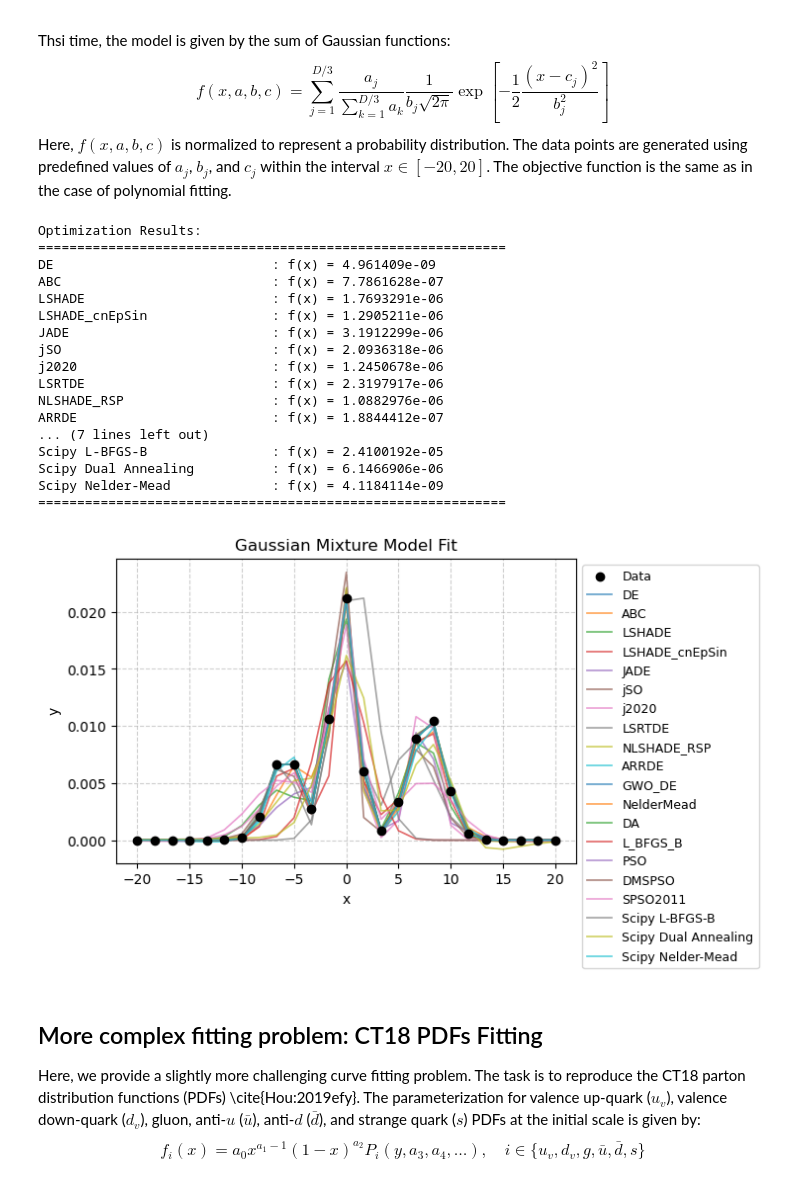
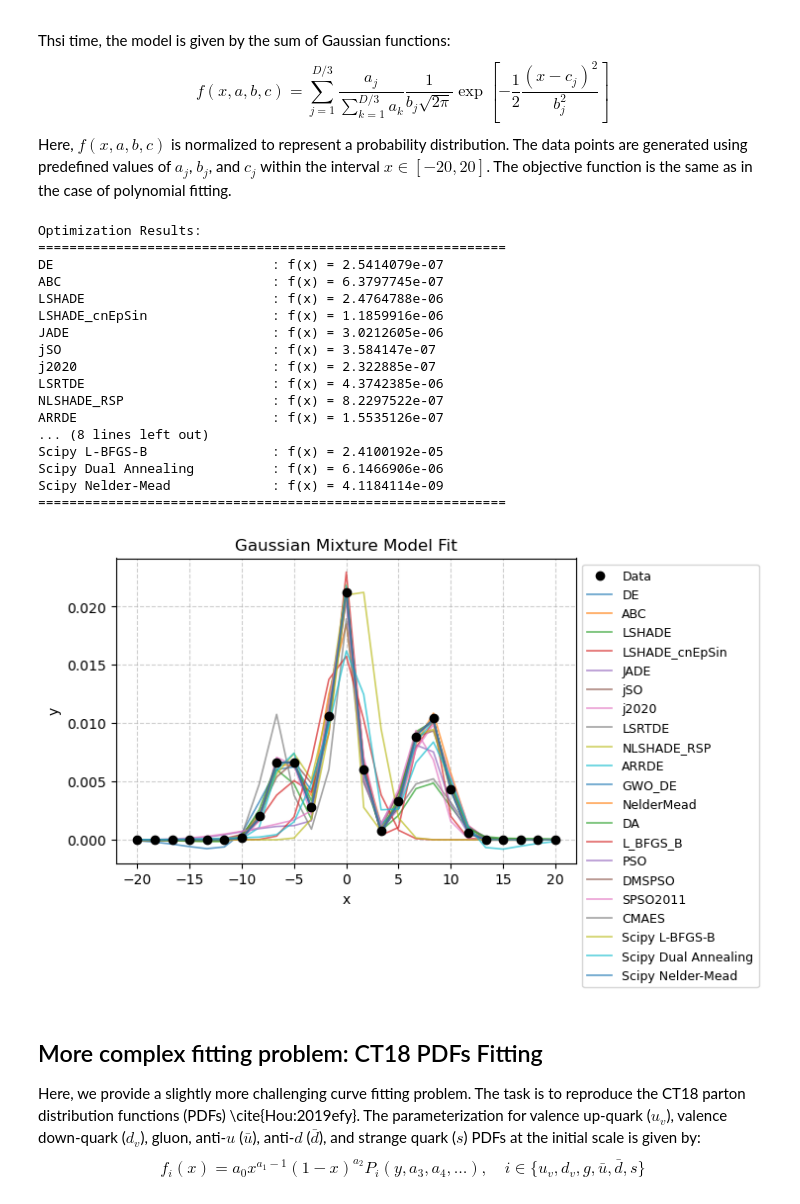
Before and after one commit to khoirulmuzakka/Minion, a Jupyter notebook: docs/source/minionpy/minimizer.ipynb, the cells around one changed output. Cells and saved outputs as stored; diff of their text form; code cells hidden in the pictures.

```diff
--- a/docs/source/minionpy/minimizer.ipynb
+++ b/docs/source/minionpy/minimizer.ipynb
@@ -123,7 +123,7 @@ for func_name in testFunctionDict:
 
     algoList = [
         "DE", "ABC", "LSHADE", "LSHADE_cnEpSin", "JADE", "jSO", "j2020", "LSRTDE", "NLSHADE_RSP",
-        "ARRDE", "GWO_DE", "ABC", "NelderMead", "DA", "L_BFGS_B", "PSO", "DMSPSO", "SPSO2011"
+        "ARRDE", "GWO_DE", "NelderMead", "DA", "L_BFGS_B", "PSO", "DMSPSO", "SPSO2011", "CMAES"
     ]
 
 
@@ -616,7 +616,7 @@ bounds = [(-10, 10)] * dimension
 Nmaxeval = 20000
 algos = [
       "DE", "ABC", "LSHADE", "LSHADE_cnEpSin", "JADE", "jSO", "j2020", "LSRTDE", "NLSHADE_RSP",
-        "ARRDE", "GWO_DE",  "NelderMead", "DA", "L_BFGS_B", "PSO", "DMSPSO", "SPSO2011"
+        "ARRDE", "GWO_DE",  "NelderMead", "DA", "L_BFGS_B", "PSO", "DMSPSO", "SPSO2011", "CMAES"
 ]
 
 # Step 4: Minimize the Objective Function and Plot Results
@@ -752,7 +752,7 @@ bounds = [(-10, 10)] * dimension
 Nmaxeval = 10000
 algos = [
     "DE", "ABC", "LSHADE", "LSHADE_cnEpSin", "JADE", "jSO", "j2020", "LSRTDE", "NLSHADE_RSP",
-        "ARRDE", "GWO_DE", "NelderMead", "DA", "L_BFGS_B", "PSO", "DMSPSO", "SPSO2011"
+        "ARRDE", "GWO_DE", "NelderMead", "DA", "L_BFGS_B", "PSO", "DMSPSO", "SPSO2011", "CMAES"
 ]
 
 x0 = [[1.0 for _ in range(dimension)]]
@@ -777,46 +777,46 @@ for algo in algos:
 
 # Run SciPy Optimizers
 scipy_algorithms = [
     ("Scipy L-BFGS-B", minimize, {"x0": x0[0], "bounds": bounds, "method": "L-BFGS-B", "options": {"maxfun": Nmaxeval}}),
     ("Scipy Dual Annealing", dual_annealing, {"x0": x0[0],"bounds": bounds, "maxfun": Nmaxeval, "no_local_search": False}),
-    ("Scipy Nelder-Mead", minimize, {"x0": x0[0], "method": "Nelder-Mead", "options": {"maxfev": Nmaxeval, "adaptive": True}}),
+    ("Scipy Nelder-Mead", minimize, {"x0": x0[0],  "bounds": bounds,"method": "Nelder-Mead", "options": {"maxfev": Nmaxeval, "adaptive": True}}),
 ]
 
 for name, func_opt, kwargs in scipy_algorithms:
     res = func_opt(objective_function, **kwargs)
     print(f"{name:<30}: f(x) = {res.fun:<20.8g}")
     plt.plot(x_data, gmm_model(x_data, res.x), label=name, linewidth=1.2, alpha=0.7)
 
 print("=" * 60)
 
 # Plot Formatting
 plt.legend(loc="upper left", bbox_to_anchor=(1, 1), fontsize=9)
 plt.title("Gaussian Mixture Model Fit")
 plt.xlabel("x")
 plt.ylabel("y")
 plt.grid(True, linestyle="--", alpha=0.6)
 plt.show()
 
 executor.shutdown()
 # %% [output]
 Optimization Results:
 ============================================================
-DE                            : f(x) = 4.961409e-09
-ABC                           : f(x) = 7.7861628e-07
-LSHADE                        : f(x) = 1.7693291e-06
-LSHADE_cnEpSin                : f(x) = 1.2905211e-06
-JADE                          : f(x) = 3.1912299e-06
-jSO                           : f(x) = 2.0936318e-06
-j2020                         : f(x) = 1.2450678e-06
-LSRTDE                        : f(x) = 2.3197917e-06
-NLSHADE_RSP                   : f(x) = 1.0882976e-06
-ARRDE                         : f(x) = 1.8844412e-07
-... (7 lines left out)
+DE                            : f(x) = 2.5414079e-07
+ABC                           : f(x) = 6.3797745e-07
+LSHADE                        : f(x) = 2.4764788e-06
+LSHADE_cnEpSin                : f(x) = 1.1859916e-06
+JADE                          : f(x) = 3.0212605e-06
+jSO                           : f(x) = 3.584147e-07
+j2020                         : f(x) = 2.322885e-07
+LSRTDE                        : f(x) = 4.3742385e-06
+NLSHADE_RSP                   : f(x) = 8.2297522e-07
+ARRDE                         : f(x) = 1.5535126e-07
+... (8 lines left out)
 Scipy L-BFGS-B                : f(x) = 2.4100192e-05
 Scipy Dual Annealing          : f(x) = 6.1466906e-06
 Scipy Nelder-Mead             : f(x) = 4.1184114e-09
 ============================================================
-[figure, old version]
+[figure, new version]
 # %% [markdown]
 ## More complex fitting problem: CT18 PDFs Fitting
 
```
Also changed, not shown: parts of 11 cells of this notebook, 5 other files.
